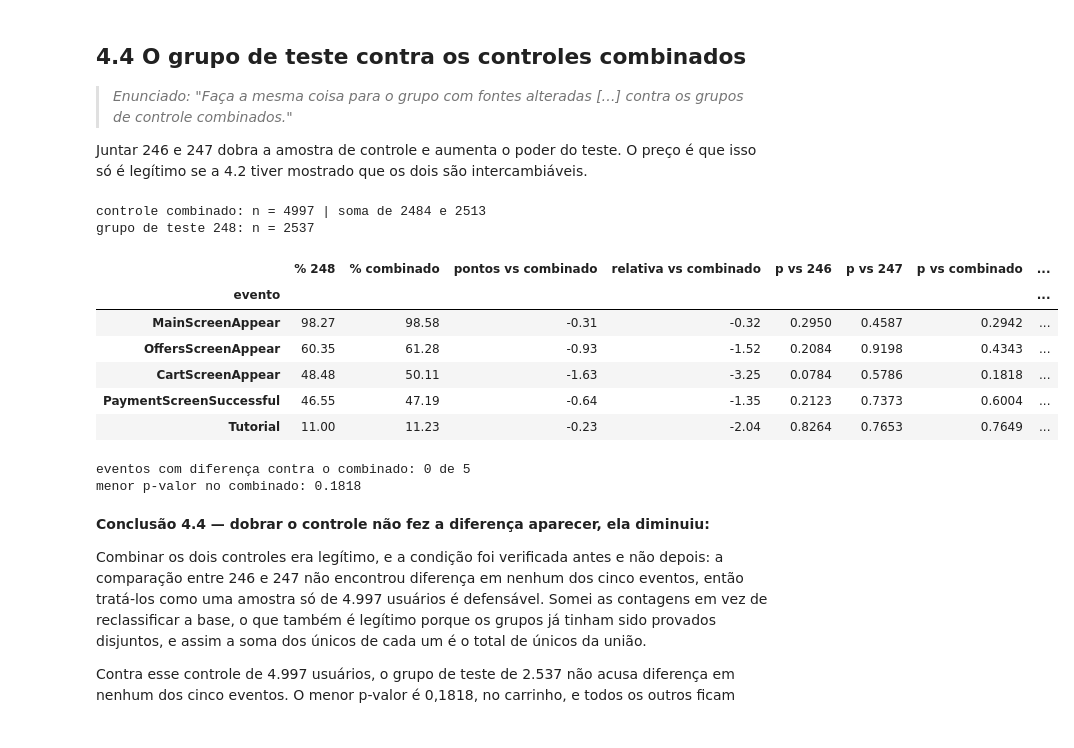
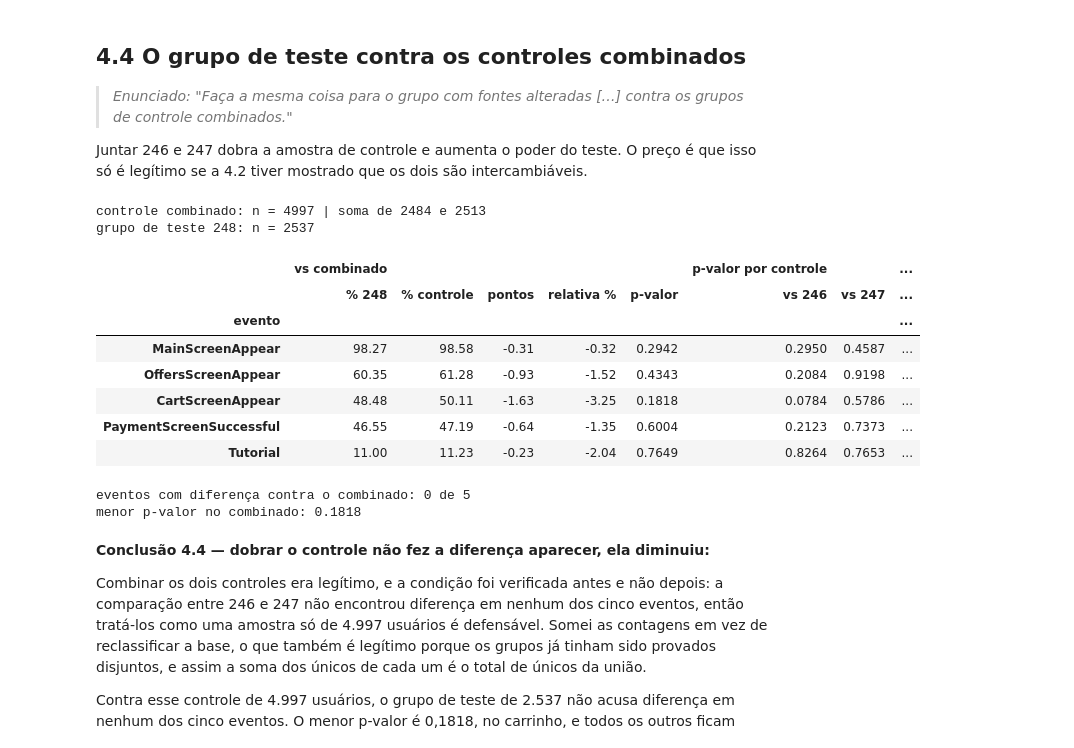
Before and after one commit to luiz19190/Sprint-11-Projeto-integrado-2, a Jupyter notebook: Sprint 11 - Funil e Teste A-A-B.ipynb, the cells around one changed output. Cells and saved outputs as stored; diff of their text form; code cells hidden in the pictures.

```diff
--- a/Sprint 11 - Funil e Teste A-A-B.ipynb
+++ b/Sprint 11 - Funil e Teste A-A-B.ipynb
@@ -1096,7 +1107,9 @@ por_dia['eventos_em_24h'] = (por_dia['eventos'] / por_dia['horas'] * 24).round()
 # aparece de qualquer forma, mas a contagem de eventos sofre. Usar o bruto aqui
 # deixaria as duas colunas medindo com réguas diferentes na mesma tabela.
 por_dia['eventos_por_usuario'] = (por_dia['eventos_em_24h'] / por_dia['usuarios']).round(1)
-por_dia['% dos eventos'] = (por_dia['eventos'] / eventos * 100).round(2)
+# `len(logs)` em vez da variável `eventos`, que vem de outra célula: assim esta roda sozinha,
+# sem depender da ordem de execução.
+por_dia['% dos eventos'] = (por_dia['eventos'] / len(logs) * 100).round(2)
 
 # Arredondo a coluna de horas só agora, depois de ela ter sido usada com a precisão
 # cheia no cálculo acima. Um `.round(1)` no `display` inteiro achataria o percentual
@@ -2761,13 +2774,15 @@ def z_test_proporcoes(sucessos_a, n_a, sucessos_b, n_b):
 def compara_grupos(evento, grupo_a, grupo_b):
     """Aplica o z-test a um evento entre dois grupos, buscando os números nas tabelas da 4.1."""
     return z_test_proporcoes(alcance_por_grupo.loc[evento, grupo_a], usuarios_por_grupo.loc[grupo_a],
-                            alcance_por_grupo.loc[evento, grupo_b], usuarios_por_grupo.loc[grupo_b])
+                             alcance_por_grupo.loc[evento, grupo_b], usuarios_por_grupo.loc[grupo_b])
 
 
-eventos = alcance_por_grupo.index.tolist()    # já ordenados do mais popular ao menos
+# Nome distinto de `eventos`, que na seção 2 é a contagem de linhas da base: evita que as
+# duas coisas se confundam se as células rodarem fora de ordem.
+eventos_testados = alcance_por_grupo.index.tolist()   # do mais popular ao menos
 
-teste_aa = pd.DataFrame([compara_grupos(e, 246, 247) for e in eventos],
-                        index=pd.Index(eventos, name='evento'))
+teste_aa = pd.DataFrame([compara_grupos(e, 246, 247) for e in eventos_testados],
+                        index=pd.Index(eventos_testados, name='evento'))
 teste_aa['rejeita H0'] = teste_aa['p-valor'] < ALFA_PROVISORIO
 
 print('H0: a proporção de usuários que dispara o evento é IGUAL nos grupos 246 e 247')
@@ -2777,10 +2792,10 @@ print()
 display(teste_aa)
 
 print('eventos com diferença significativa:', int(teste_aa['rejeita H0'].sum()),
-    'de', len(teste_aa))
+      'de', len(teste_aa))
 print('menor p-valor observado:', teste_aa['p-valor'].min())
 print('a divisão entre os dois controles está confirmada:',
-    bool(not teste_aa['rejeita H0'].any()))
+      bool(not teste_aa['rejeita H0'].any()))
 # %% [output]
 H0: a proporção de usuários que dispara o evento é IGUAL nos grupos 246 e 247
 H1: as duas proporções são DIFERENTES (bilateral, porque a pergunta não tem direção)
@@ -2913,57 +2932,53 @@ legítimo se a 4.2 tiver mostrado que os dois são intercambiáveis.
 # 4.4 O grupo de teste contra os controles combinados
 # -----------------------------------------------------------------------------
 # A condição antes do teste: combinar 246 e 247 só se sustenta porque a comparação entre eles não
 # encontrou diferença em nenhum dos cinco eventos. Se tivesse encontrado, esta célula deixaria de
 # ser o teste principal e viraria comparação com ressalva.
 #
 # Somo as contagens em vez de criar rótulo novo na base, então nenhuma coluna de `logs_ok` é
 # tocada e as células anteriores continuam reexecutáveis. A soma é legítima porque já ficou
 # provado que os grupos são disjuntos: sem interseção, a soma dos únicos de cada um é o total de
 # únicos da união.
 #
-# Ponho as três colunas de p-valor lado a lado. É a comparação entre elas que mostra se o
-# resultado combinado confirma os individuais ou se é só efeito de ter dobrado o n.
+# A tabela segue o `concat` com `keys` da célula anterior: o bloco contra o combinado, com as
+# mesmas colunas, e ao lado os p-valores dos controles separados. É a comparação entre as três
+# colunas de p que mostra se o combinado confirma os individuais ou é só efeito de dobrar o n.
 
 sucessos_combinado = alcance_por_grupo[246] + alcance_por_grupo[247]
 n_combinado = usuarios_por_grupo.loc[246] + usuarios_por_grupo.loc[247]
 
 print('controle combinado: n =', n_combinado,
-    '| soma de', usuarios_por_grupo.loc[246], 'e', usuarios_por_grupo.loc[247])
+      '| soma de', usuarios_por_grupo.loc[246], 'e', usuarios_por_grupo.loc[247])
 print('grupo de teste 248: n =', usuarios_por_grupo.loc[248])
 print()
 
 contra_combinado = pd.DataFrame(
     [z_test_proporcoes(alcance_por_grupo.loc[e, 248], usuarios_por_grupo.loc[248],
-                    sucessos_combinado[e], n_combinado) for e in eventos],
-    index=eventos)
+                       sucessos_combinado[e], n_combinado) for e in eventos_testados],
+    index=indice_eventos)
 
-comparado = pd.DataFrame({
-    '% 248':                 contra_combinado['% A'],
-    '% combinado':           contra_combinado['% B'],
-    'pontos vs combinado':   contra_combinado['diferença em pontos'],
-    'relativa vs combinado': contra_combinado['diferença relativa %'],
-    'p vs 246':              contra_246['p-valor'],
-    'p vs 247':              contra_247['p-valor'],
-    'p vs combinado':        contra_combinado['p-valor'],
-}, index=pd.Index(eventos, name='evento'))
+comparado = pd.concat([contra_combinado[list(colunas_teste)].rename(columns=colunas_teste),
+                       p_valores],
+                      axis=1, keys=['vs combinado', 'p-valor por controle'])
 
-comparado['rejeita no combinado'] = comparado['p vs combinado'] < ALFA_PROVISORIO
+comparado[('', 'rejeita no combinado')] = comparado[('vs combinado', 'p-valor')] < ALFA_PROVISORIO
 
 display(comparado)
 
 print('eventos com diferença contra o combinado:',
-    int(comparado['rejeita no combinado'].sum()), 'de', len(eventos))
-print('menor p-valor no combinado:', comparado['p vs combinado'].min())
+      int(comparado[('', 'rejeita no combinado')].sum()), 'de', len(eventos_testados))
+print('menor p-valor no combinado:', comparado[('vs combinado', 'p-valor')].min())
 # %% [output]
 controle combinado: n = 4997 | soma de 2484 e 2513
 grupo de teste 248: n = 2537
-|  | % 248 | % combinado | pontos vs combinado | relativa vs combinado | p vs 246 | p vs 247 | p vs combinado | ... |
+|  | vs combinado |  |  |  |  | p-valor por controle |  | ... |
+|  | % 248 | % controle | pontos | relativa % | p-valor | vs 246 | vs 247 | ... |
 | evento |  |  |  |  |  |  |  | ... |
-| MainScreenAppear | 98.27 | 98.58 | -0.31 | -0.32 | 0.2950 | 0.4587 | 0.2942 | ... |
-| OffersScreenAppear | 60.35 | 61.28 | -0.93 | -1.52 | 0.2084 | 0.9198 | 0.4343 | ... |
-| CartScreenAppear | 48.48 | 50.11 | -1.63 | -3.25 | 0.0784 | 0.5786 | 0.1818 | ... |
-| PaymentScreenSuccessful | 46.55 | 47.19 | -0.64 | -1.35 | 0.2123 | 0.7373 | 0.6004 | ... |
-| Tutorial | 11.00 | 11.23 | -0.23 | -2.04 | 0.8264 | 0.7653 | 0.7649 | ... |
+| MainScreenAppear | 98.27 | 98.58 | -0.31 | -0.32 | 0.2942 | 0.2950 | 0.4587 | ... |
+| OffersScreenAppear | 60.35 | 61.28 | -0.93 | -1.52 | 0.4343 | 0.2084 | 0.9198 | ... |
+| CartScreenAppear | 48.48 | 50.11 | -1.63 | -3.25 | 0.1818 | 0.0784 | 0.5786 | ... |
+| PaymentScreenSuccessful | 46.55 | 47.19 | -0.64 | -1.35 | 0.6004 | 0.2123 | 0.7373 | ... |
+| Tutorial | 11.00 | 11.23 | -0.23 | -2.04 | 0.7649 | 0.8264 | 0.7653 | ... |
 eventos com diferença contra o combinado: 0 de 5
 menor p-valor no combinado: 0.1818
 # %% [markdown]
```
Also changed, not shown: parts of 17 cells of this notebook, 1 other file.
